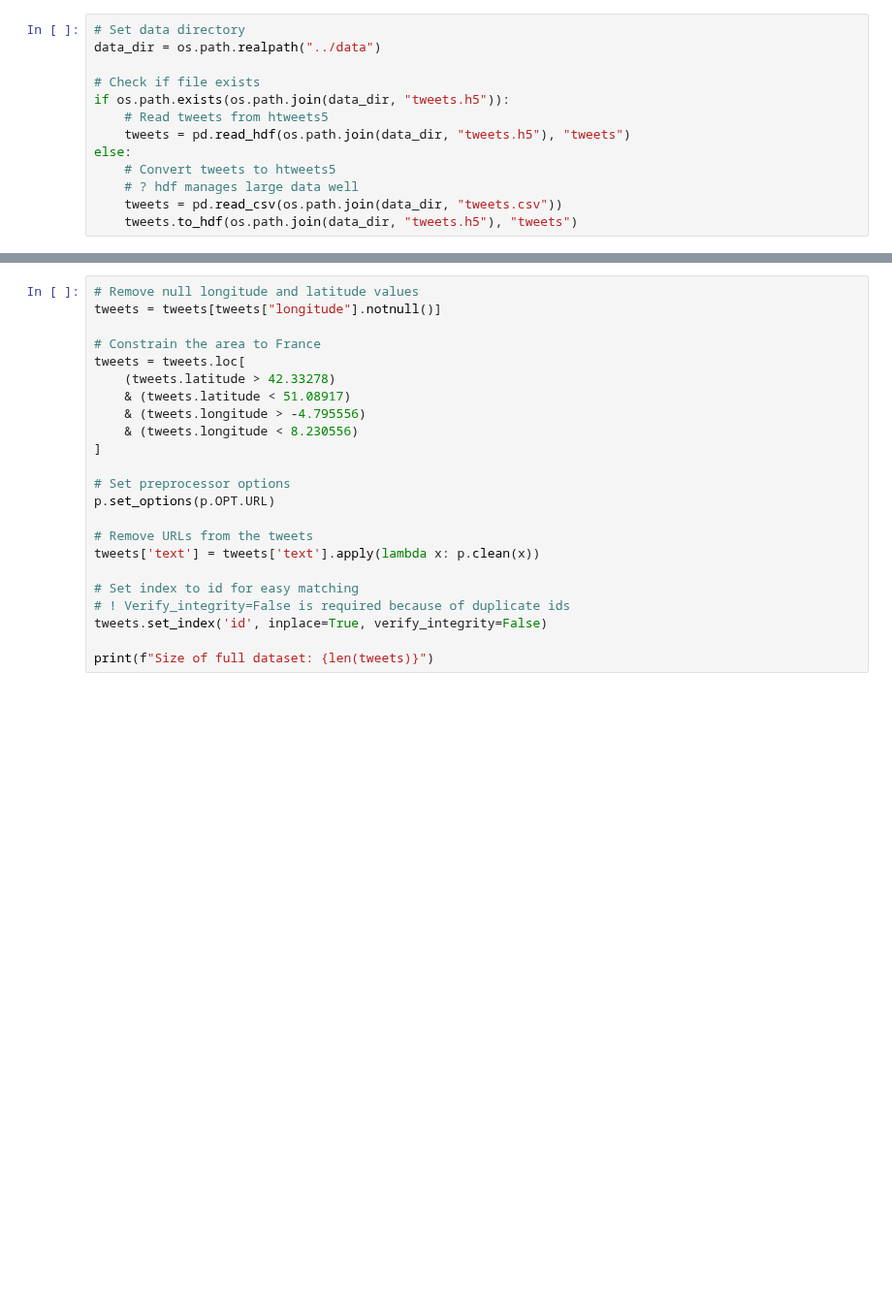
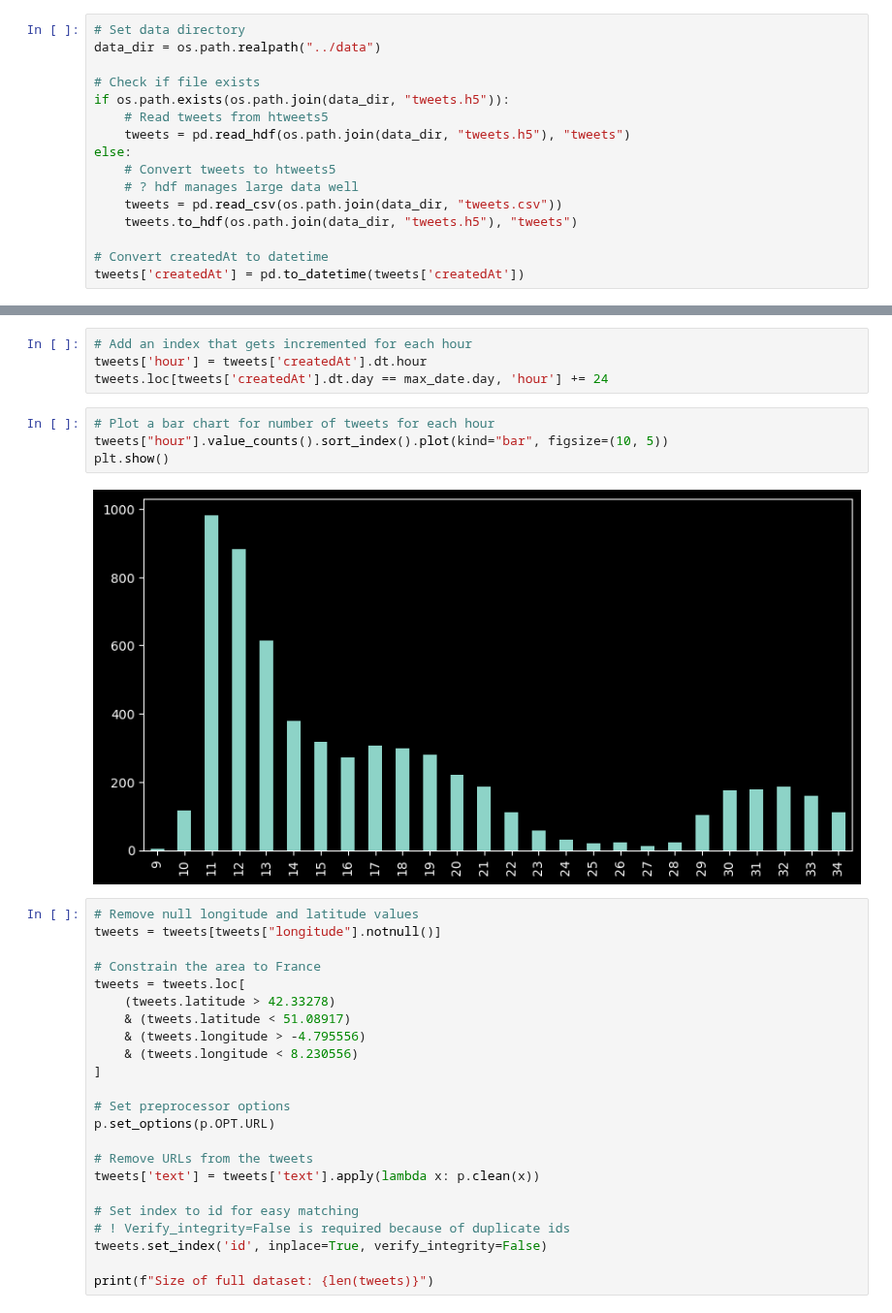
Before and after one commit to lletassey/clustering-tweets-earthquake, a Jupyter notebook: notebooks/explore.ipynb, the cells around one changed output, grey strips where cells are left out. Shown at 97% size. Saved outputs shown, nothing was run; the diff lists cells and outputs as text; blank space fills up the shorter version.

Commit message:
Plot a bar chart of number of tweets for each hour

```diff
--- a/notebooks/explore.ipynb
+++ b/notebooks/explore.ipynb
@@ -20,3 +17,6 @@ else:
     # ? hdf manages large data well
     tweets = pd.read_csv(os.path.join(data_dir, "tweets.csv"))
     tweets.to_hdf(os.path.join(data_dir, "tweets.h5"), "tweets")
+
+# Convert createdAt to datetime
+tweets['createdAt'] = pd.to_datetime(tweets['createdAt'])
@@ -23,3 +46,13 @@ else:
+# %%
+# Add an index that gets incremented for each hour
+tweets['hour'] = tweets['createdAt'].dt.hour
+tweets.loc[tweets['createdAt'].dt.day == max_date.day, 'hour'] += 24
+# %%
+# Plot a bar chart for number of tweets for each hour
+tweets["hour"].value_counts().sort_index().plot(kind="bar", figsize=(10, 5))
+plt.show()
+# %% [output]
+[figure, added]
 # %%
 # Remove null longitude and latitude values
 tweets = tweets[tweets["longitude"].notnull()]
```
Also changed, not shown: parts of 4 cells of this notebook.
